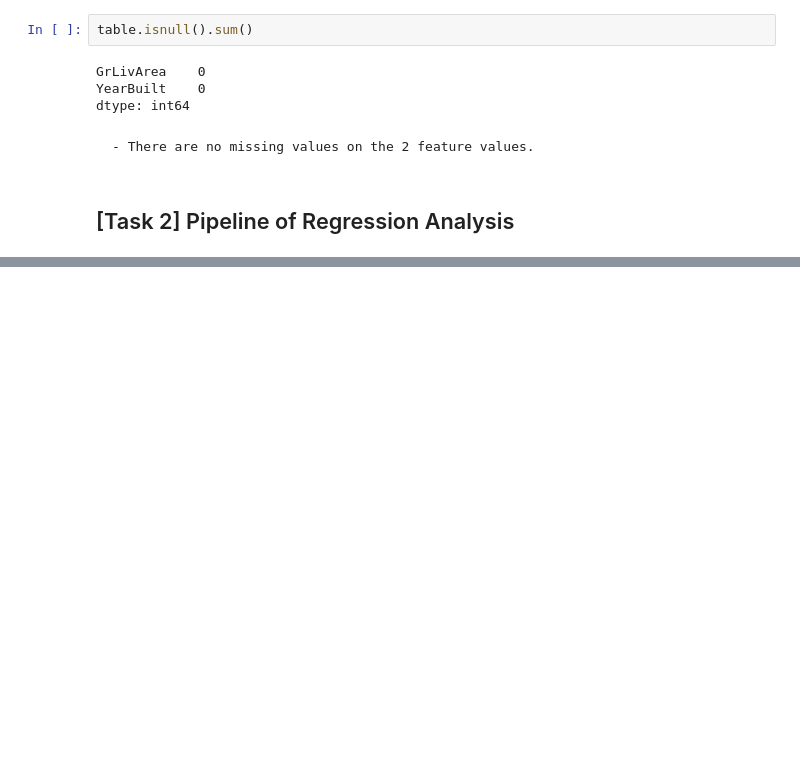
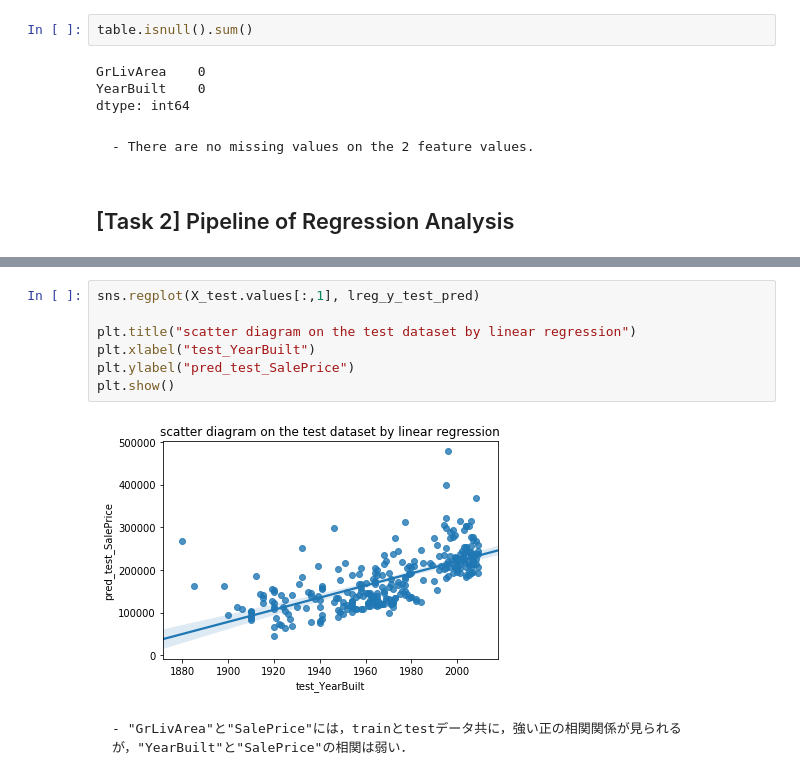
Before and after one commit to egupiii/dic_ml, a Jupyter notebook: week4/week4-work2.ipynb, the cells around one changed output, grey strips where cells are left out. Cells and saved outputs as stored; diff of their text form; blank space fills up the shorter version.

```diff
--- a/week4/week4-work2.ipynb
+++ b/week4/week4-work2.ipynb
@@ -190,0 +267,11 @@ array([232622.20382914, 161748.95310014, 237763.19633558, ...,
+# %%
+sns.regplot(X_test.values[:,1], lreg_y_test_pred)
+
+plt.title("scatter diagram on the test dataset by linear regression")
+plt.xlabel("test_YearBuilt")
+plt.ylabel("pred_test_SalePrice")
+plt.show()
+# %% [output]
+[figure, added]
+# %% [markdown]
+    - "GrLivArea"と"SalePrice"には，trainとtestデータ共に，強い正の相関関係が見られるが，"YearBuilt"と"SalePrice"の相関は弱い．
```
Also changed, not shown: parts of 46 cells of this notebook.
